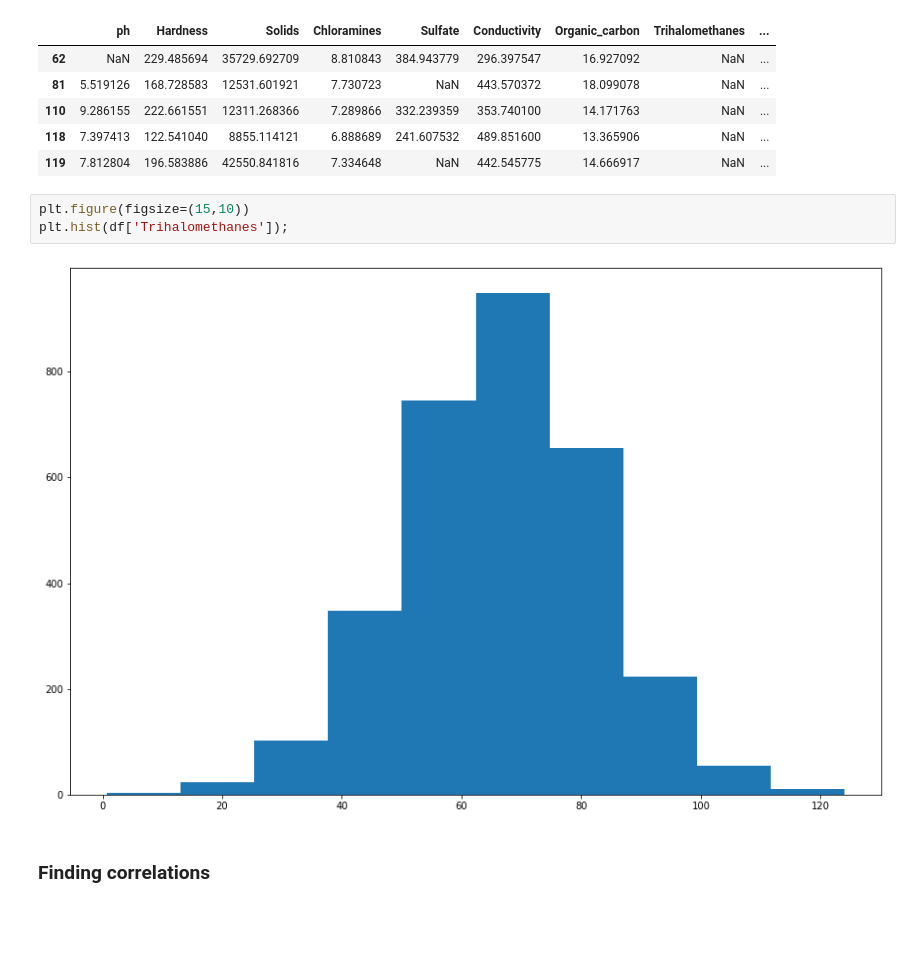
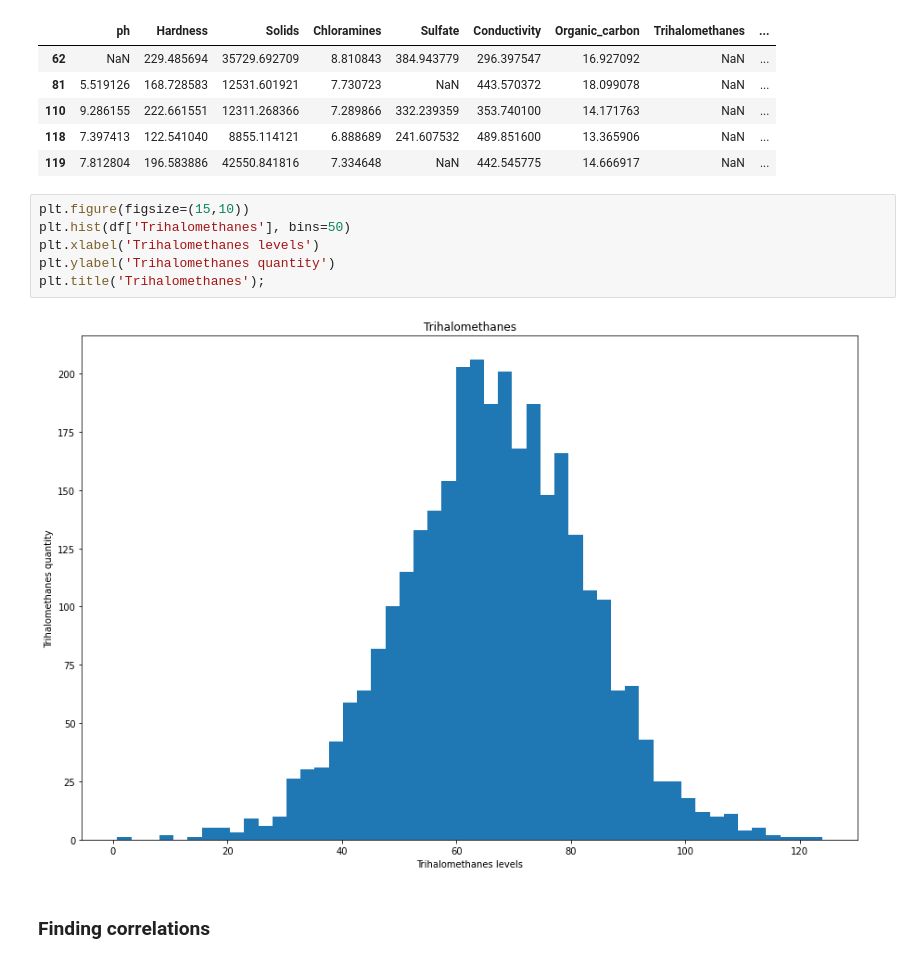
Before and after one commit to keir20/CleanWater, a Jupyter notebook: notebooks/keir20_Clean_Water.ipynb, the cells around one changed output. Cells and saved outputs as stored; diff of their text form; blank space fills up the shorter version.

```diff
--- a/notebooks/keir20_Clean_Water.ipynb
+++ b/notebooks/keir20_Clean_Water.ipynb
@@ -170,9 +188,12 @@ df[df['Trihalomethanes'].isna()].head()
 | 119 | 7.812804 | 196.583886 | 42550.841816 | 7.334648 | NaN | 442.545775 | 14.666917 | NaN | ... |
 # %%
 plt.figure(figsize=(15,10))
-plt.hist(df['Trihalomethanes']);
+plt.hist(df['Trihalomethanes'], bins=50)
+plt.xlabel('Trihalomethanes levels')
+plt.ylabel('Trihalomethanes quantity')
+plt.title('Trihalomethanes');
 # %% [output]
-[figure, old version]
+[figure, new version]
 # %% [markdown]
 ### Finding correlations
 # %%
```
Also changed, not shown: parts of 22 cells of this notebook.
